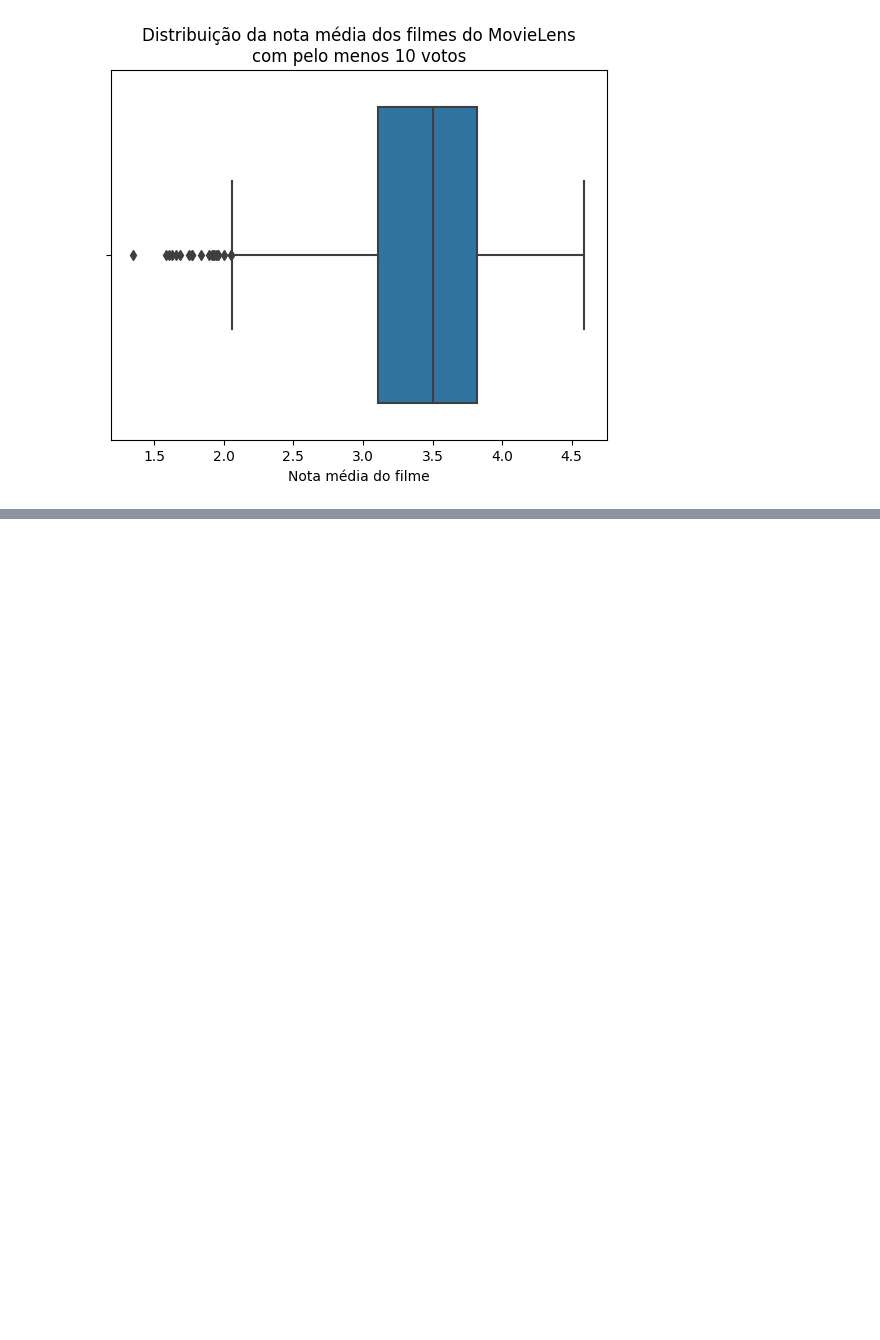
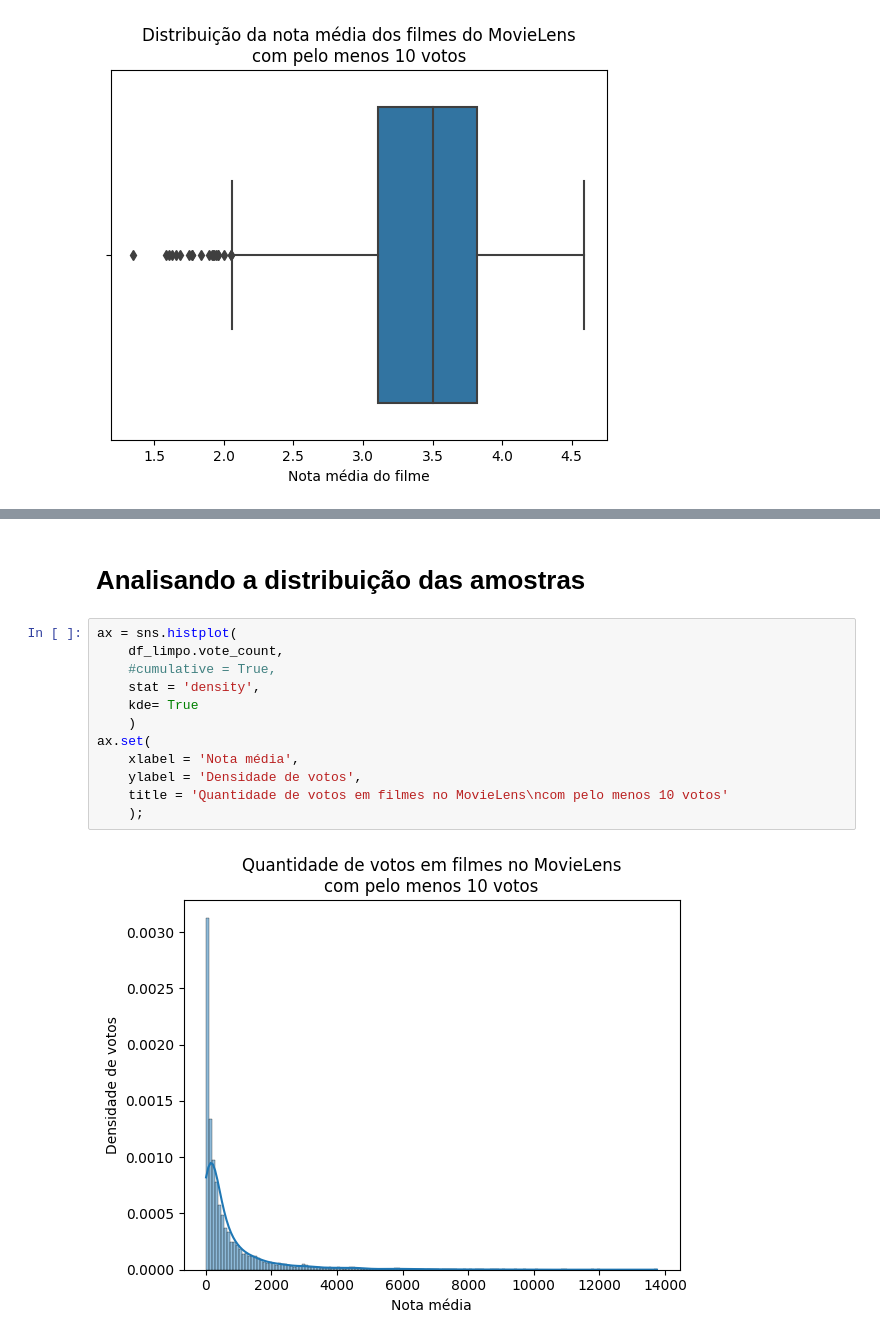
Before and after one commit to douglascdsantos/alura_data-science-introducao-a-testes-estatisticos-com-python, a Jupyter notebook: data_science_introducao_a_testes_estatisticos_com_python.ipynb, the cells around one changed output, grey strips where cells are left out. Drawn from its saved outputs; the diff is of its cells as text; blank space fills up the shorter version.

```diff
--- a/data_science_introducao_a_testes_estatisticos_com_python.ipynb
+++ b/data_science_introducao_a_testes_estatisticos_com_python.ipynb
@@ -199,0 +201,16 @@ ax.set(
+# %% [markdown]
+# Analisando a distribuição das amostras
+# %%
+ax = sns.histplot(
+    df_limpo.vote_count,
+    #cumulative = True,
+    stat = 'density',
+    kde= True
+    )
+ax.set(
+    xlabel = 'Nota média',
+    ylabel = 'Densidade de votos',
+    title = 'Quantidade de votos em filmes no MovieLens\ncom pelo menos 10 votos'
+    );
+# %% [output]
+[figure, added]
```
Also changed, not shown: parts of 9 cells of this notebook.
